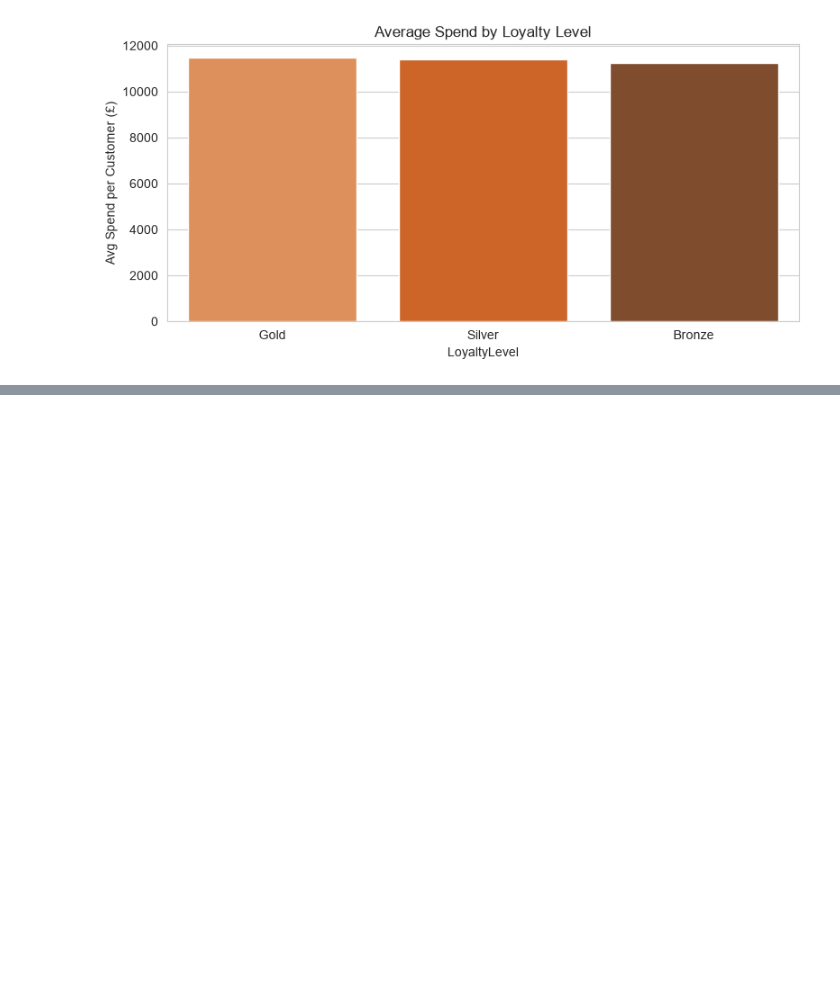
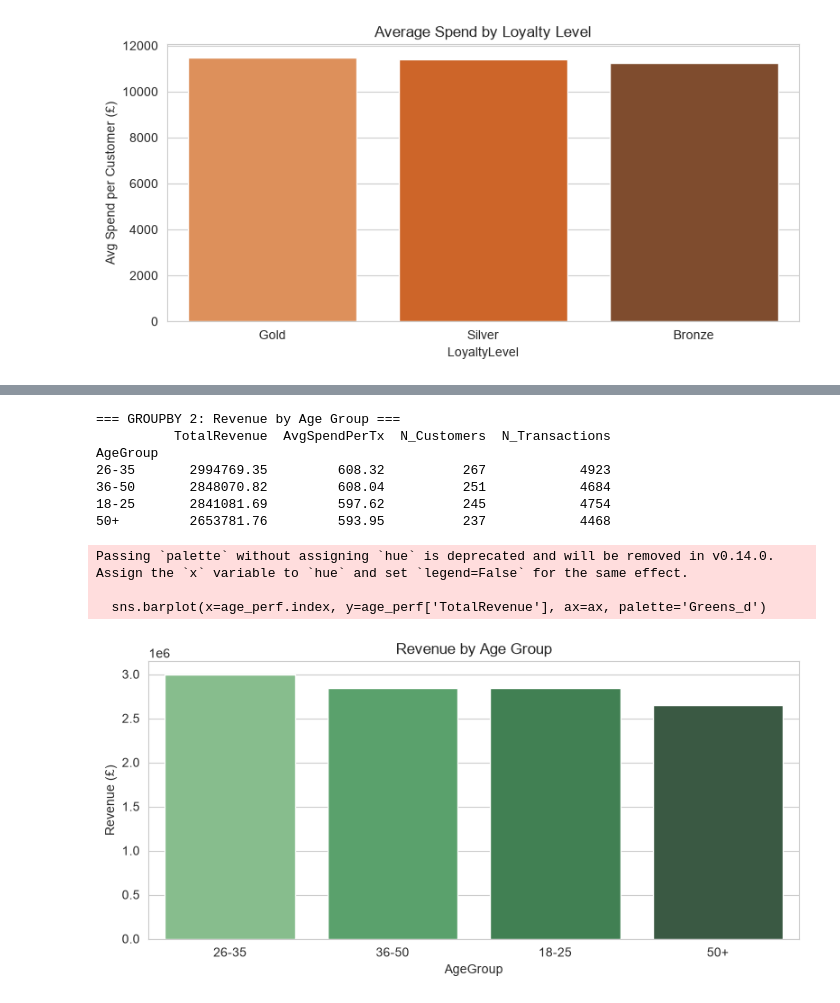
Before and after one commit to kieronisME/Research-Analytics-CA, a Jupyter notebook: Task02.ipynb, the cells around one changed output, grey strips where cells are left out. Saved outputs shown, nothing was run; the diff lists cells and outputs as text; code cells hidden in the pictures; blank space fills up the shorter version.

```diff
--- a/Task02.ipynb
+++ b/Task02.ipynb
@@ -270,0 +398,27 @@ Passing `palette` without assigning `hue` is deprecated and will be removed in v
+# %%
+age_perf = (tx_full.groupby('AgeGroup')
+    .agg(TotalRevenue=('Spend','sum'),
+         AvgSpendPerTx=('Spend','mean'),
+         N_Customers=('CustomerID','nunique'),
+         N_Transactions=('ProductID','count'))
+    .round(2).sort_values('TotalRevenue', ascending=False))
+
+print("=== GROUPBY 2: Revenue by Age Group ===")
+print(age_perf)
+
+fig, ax = plt.subplots(figsize=(8,4))
+sns.barplot(x=age_perf.index, y=age_perf['TotalRevenue'], ax=ax, palette='Greens_d')
+ax.set_title('Revenue by Age Group'); ax.set_ylabel('Revenue (£)')
+plt.tight_layout(); plt.show()
+# %% [output]
+=== GROUPBY 2: Revenue by Age Group ===
+          TotalRevenue  AvgSpendPerTx  N_Customers  N_Transactions
+AgeGroup
+26-35       2994769.35         608.32          267            4923
+36-50       2848070.82         608.04          251            4684
+18-25       2841081.69         597.62          245            4754
+50+         2653781.76         593.95          237            4468
+Passing `palette` without assigning `hue` is deprecated and will be removed in v0.14.0. Assign the `x` variable to `hue` and set `legend=False` for the same effect.
+
+  sns.barplot(x=age_perf.index, y=age_perf['TotalRevenue'], ax=ax, palette='Greens_d')
+[figure, added]
```
Also changed, not shown: parts of 15 cells of this notebook, 3 other files.
